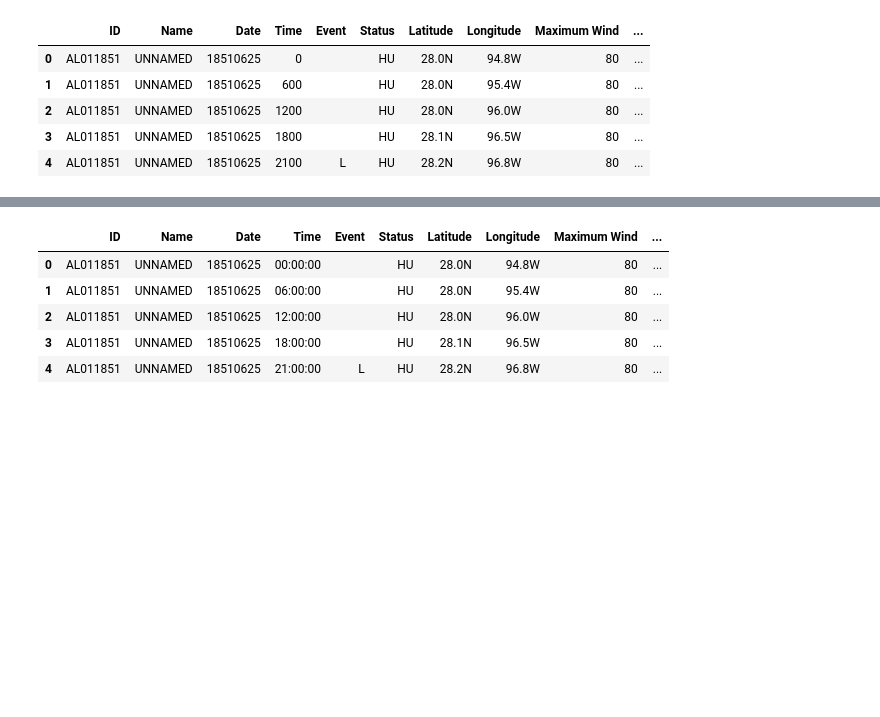
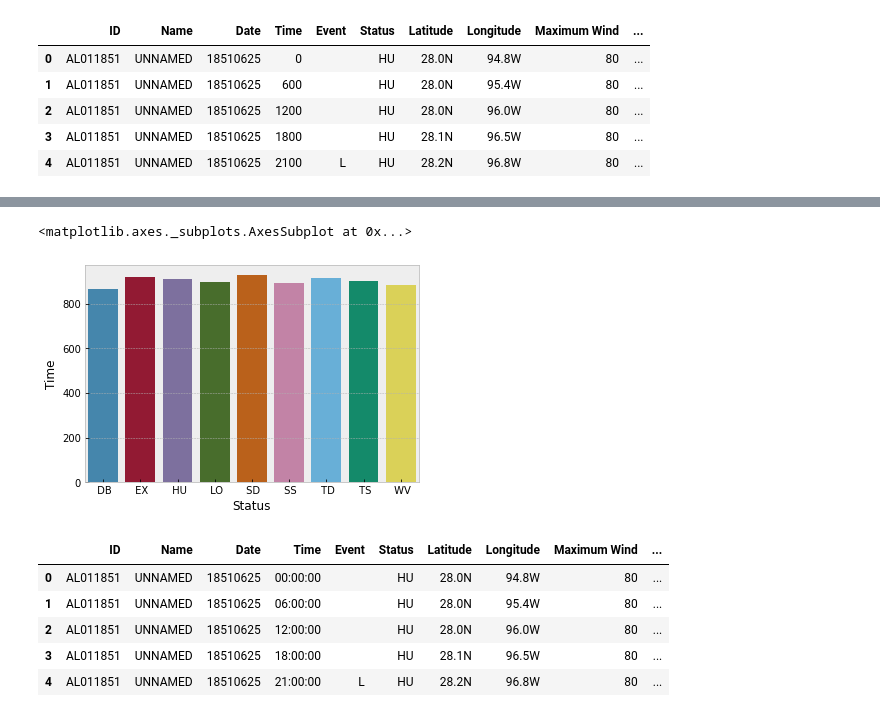
Before and after one commit to manishmawatwal/DataScience, a Jupyter notebook: Predicting_trajectories_of_atlantic_hurricanes.ipynb, the cells around one changed output, grey strips where cells are left out. Drawn from its saved outputs; the diff is of its cells as text; code cells hidden in the pictures; blank space fills up the shorter version.

```diff
--- a/Predicting_trajectories_of_atlantic_hurricanes.ipynb
+++ b/Predicting_trajectories_of_atlantic_hurricanes.ipynb
@@ -51,3 +119,9 @@ df.head(5)
+# %%
+a = df.groupby(by='Status')['Time'].mean()
+sns.barplot(x=a.index, y=a)
+# %% [output]
+<matplotlib.axes._subplots.AxesSubplot at 0x...>
+[figure, added]
 # %%
 #convert time from 0hrs,600hrs,1200hrs to 00:00:00 and so on
 df['Time'] = df['Time'].astype('object')
```
Also changed, not shown: parts of 9 cells of this notebook.
